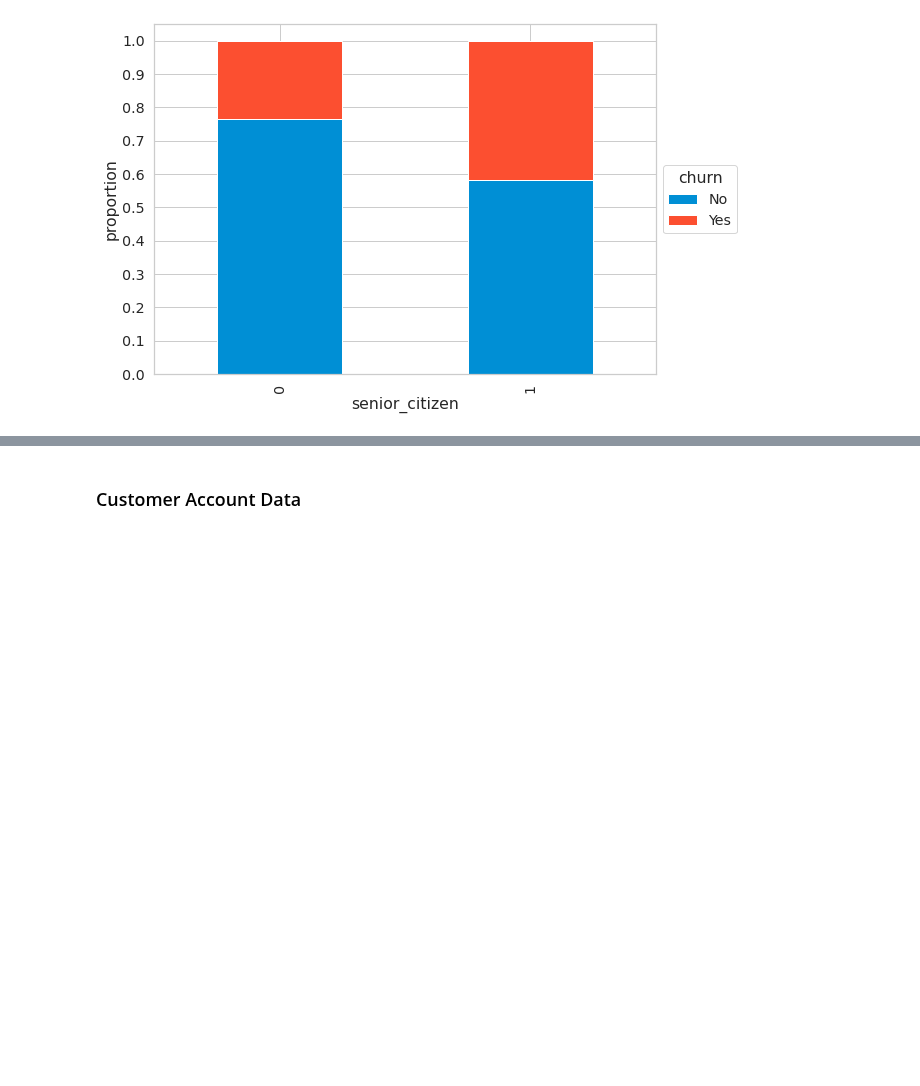
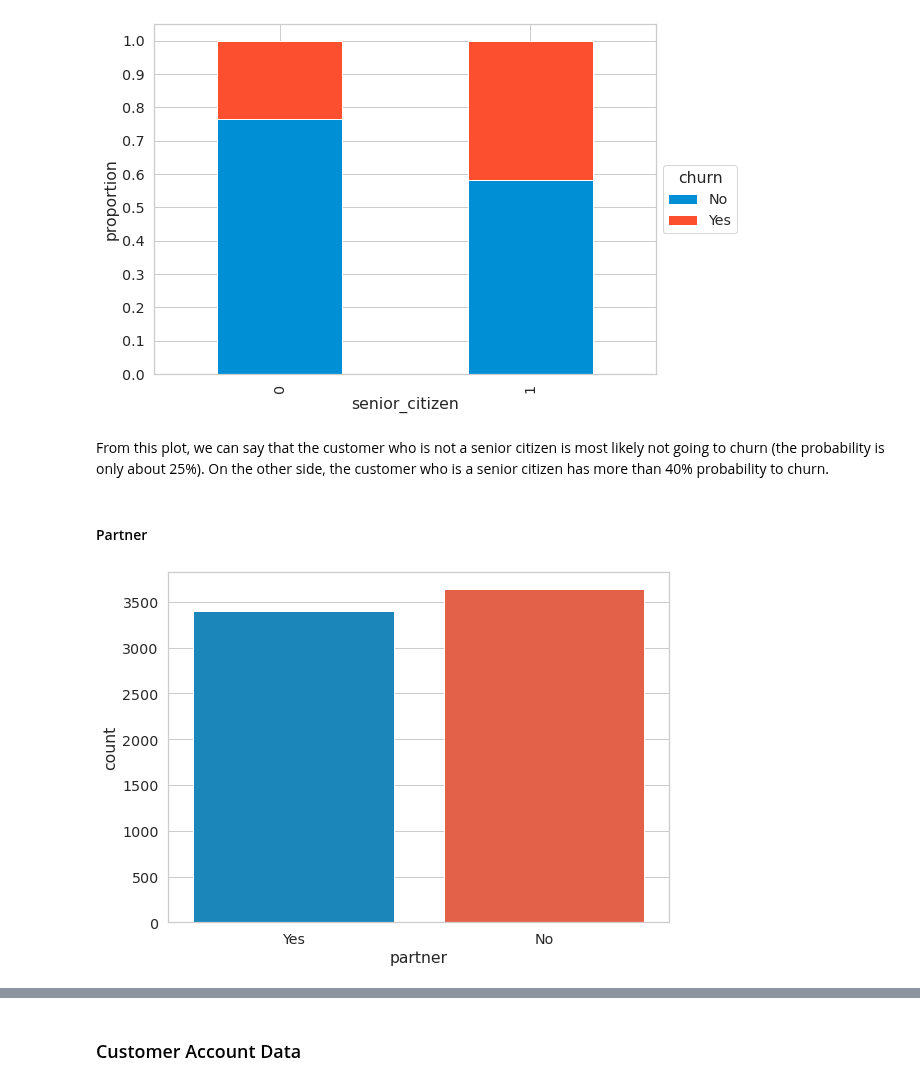
Before and after one commit to adhang/data-science-digital-skola, a Jupyter notebook: 99. Final Project/Telco Customer Churn Prediction.ipynb, the cells around one changed output, grey strips where cells are left out. Drawn from its saved outputs; the diff is of its cells as text; code cells hidden in the pictures; blank space fills up the shorter version.

```diff
--- a/99. Final Project/Telco Customer Churn Prediction.ipynb
+++ b/99. Final Project/Telco Customer Churn Prediction.ipynb
@@ -730,0 +776,8 @@ plt.show()
+# %% [markdown]
+From this plot, we can say that the customer who is not a senior citizen is most likely not going to churn (the probability is only about 25%). On the other side, the customer who is a senior citizen has more than 40% probability to churn.
+# %% [markdown]
+#### Partner
+# %%
+count_plot(data=data, x='partner')
+# %% [output]
+[figure, added]
```
Also changed, not shown: parts of 24 cells of this notebook.
